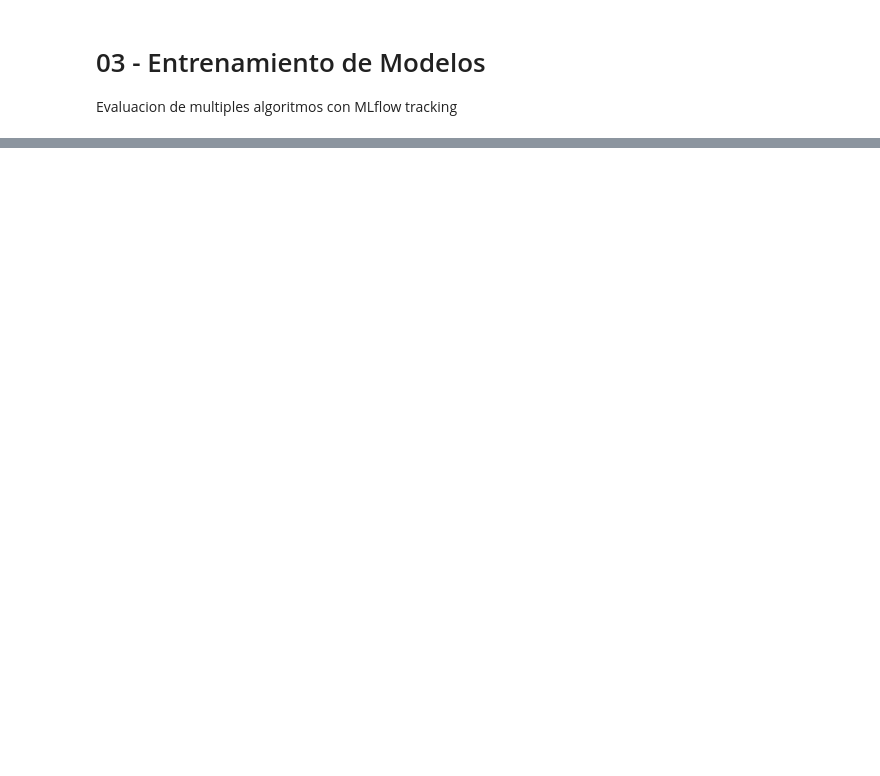
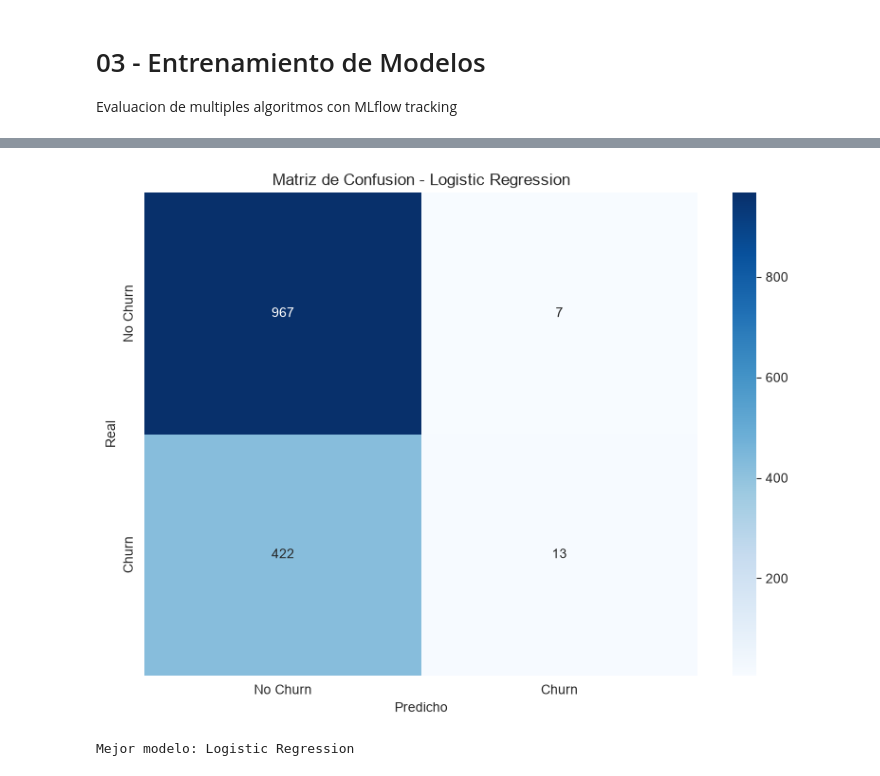
Before and after one commit to 0DaikiHajime0/Proyecto2, a Jupyter notebook: notebooks/03-model-training.ipynb, the cells around one changed output, grey strips where cells are left out. Drawn from its saved outputs; the diff is of its cells as text; code cells hidden in the pictures; blank space fills up the shorter version.

```diff
--- a/notebooks/03-model-training.ipynb
+++ b/notebooks/03-model-training.ipynb
@@ -97,0 +128,22 @@ plt.show()
+# %%
+# Matriz de confusion del mejor modelo
+best_model_name = metrics_df['roc_auc'].idxmax()
+best_model = results[best_model_name]['model']
+
+y_pred_best = best_model.predict(X_test)
+cm = confusion_matrix(y_test, y_pred_best)
+
+plt.figure(figsize=(8, 6))
+sns.heatmap(cm, annot=True, fmt='d', cmap='Blues',
+            xticklabels=['No Churn', 'Churn'],
+            yticklabels=['No Churn', 'Churn'])
+plt.title(f'Matriz de Confusion - {best_model_name}')
+plt.ylabel('Real')
+plt.xlabel('Predicho')
+plt.tight_layout()
+plt.savefig('../reports/figures/confusion_matrix.png', dpi=150, bbox_inches='tight')
+plt.show()
+print(f'Mejor modelo: {best_model_name}')
+# %% [output]
+[figure, added]
+Mejor modelo: Logistic Regression
```
Also changed, not shown: parts of 9 cells of this notebook, 6 other files.
